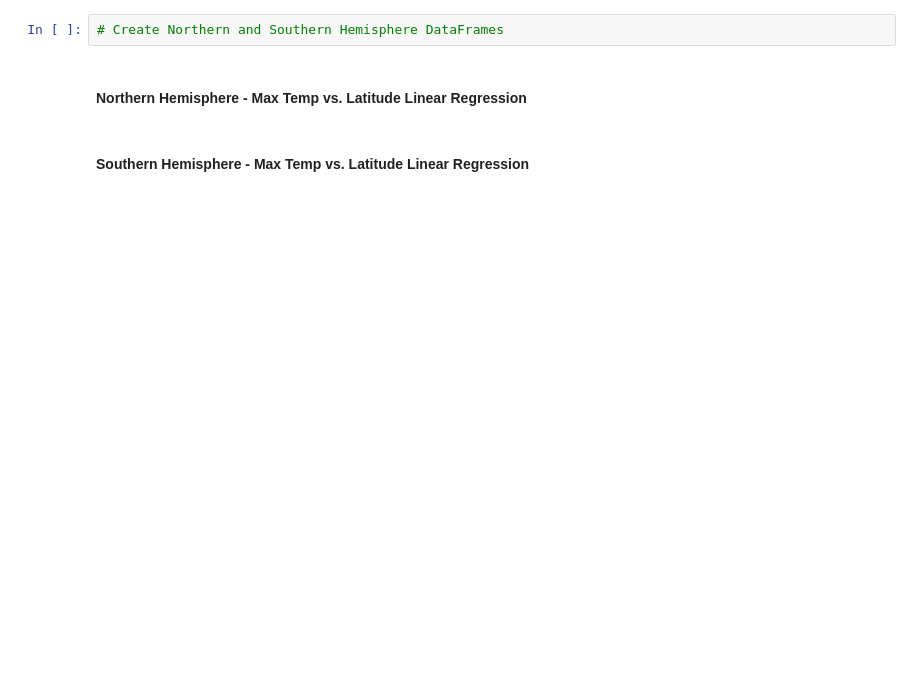
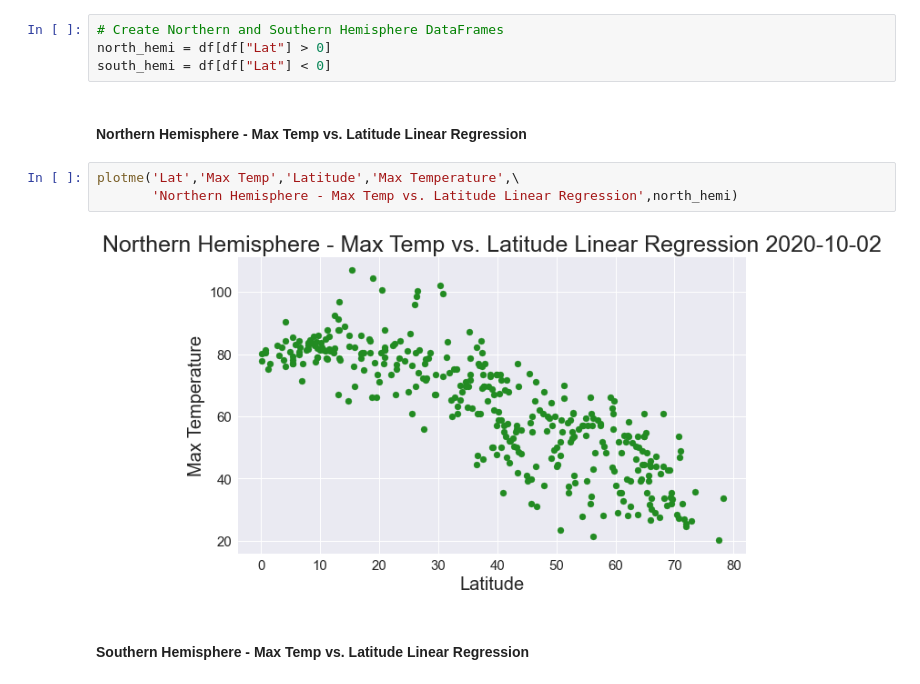
Before and after one commit to ppages01/python_api_weather, a Jupyter notebook: WeatherPy.ipynb, the cells around one changed output. Cells and saved outputs as stored; diff of their text form; blank space fills up the shorter version.

```diff
--- a/WeatherPy.ipynb
+++ b/WeatherPy.ipynb
@@ -239,7 +294,14 @@ plotme('Lat','Wind Speed','Latitude','Wind Speed','Latitude vs Wind Speed')
 # OPTIONAL: Create a function to create Linear Regression plots
 # %%
 # Create Northern and Southern Hemisphere DataFrames
+north_hemi = df[df["Lat"] > 0]
+south_hemi = df[df["Lat"] < 0]
 # %% [markdown]
 ####  Northern Hemisphere - Max Temp vs. Latitude Linear Regression
+# %%
+plotme('Lat','Max Temp','Latitude','Max Temperature',\
+       'Northern Hemisphere - Max Temp vs. Latitude Linear Regression',north_hemi)
+# %% [output]
+[figure, added]
 # %% [markdown]
 ####  Southern Hemisphere - Max Temp vs. Latitude Linear Regression
```
Also changed, not shown: parts of 19 cells of this notebook, 15 other files.
